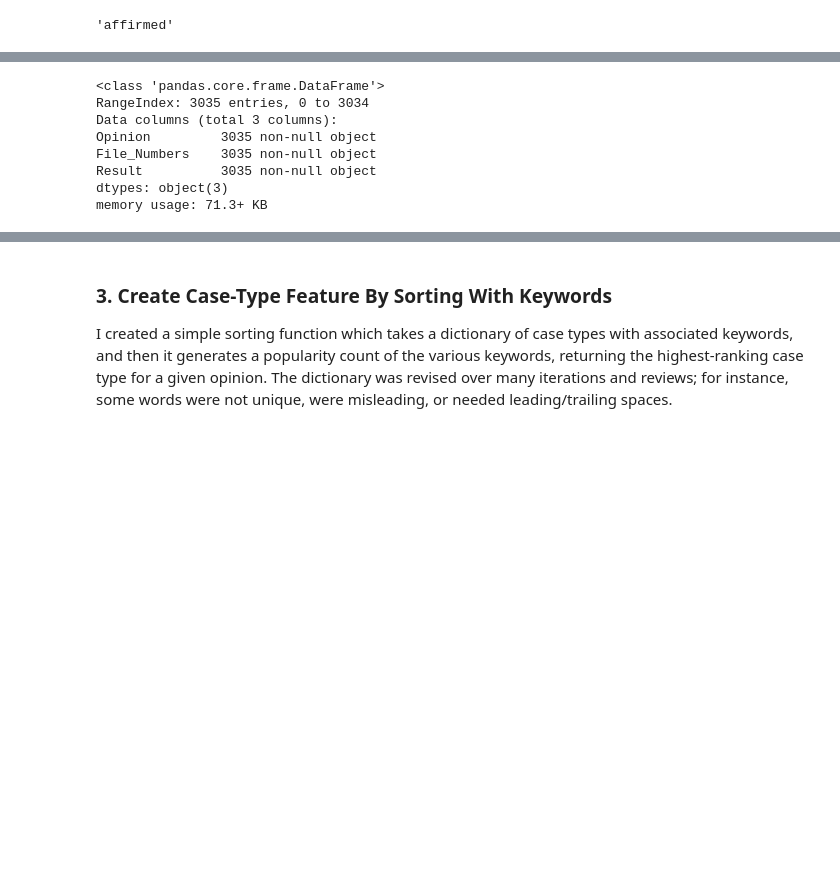
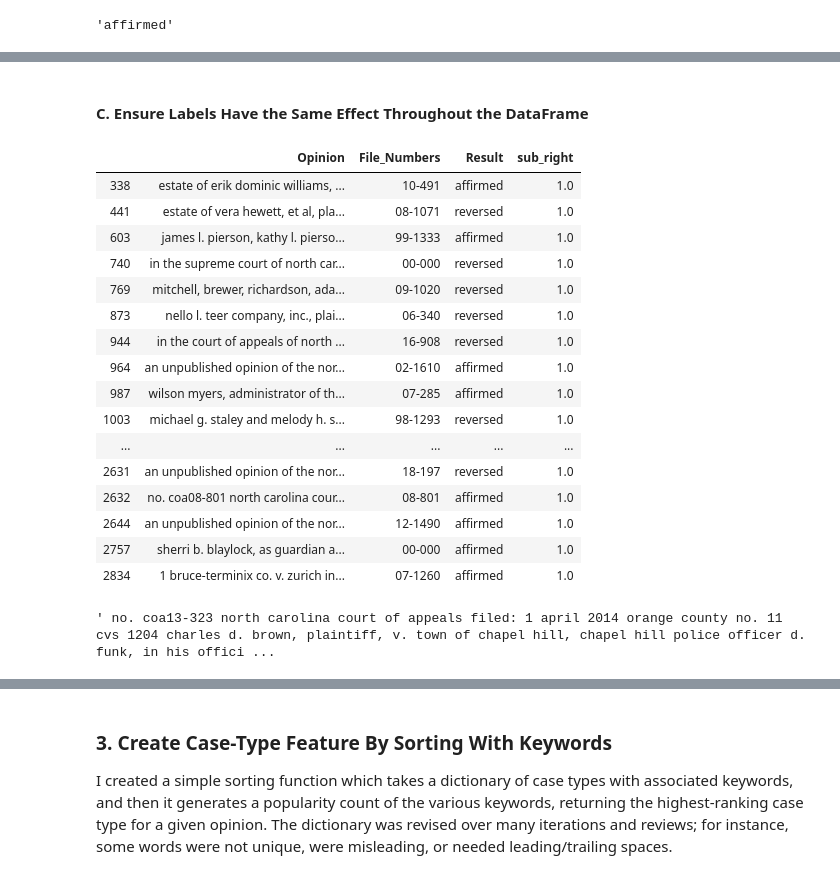
Before and after one commit to jnels13/NC_Litigation_Predictor, a Jupyter notebook: Label and Feature Creation.ipynb, the cells around one changed output, grey strips where cells are left out. Drawn from its saved outputs; the diff is of its cells as text; code cells hidden in the pictures; blank space fills up the shorter version.

Commit message:
update and check sub_right fn

```diff
--- a/Label and Feature Creation.ipynb
+++ b/Label and Feature Creation.ipynb
@@ -196,12 +201,58 @@ reversed     877
 Name: Result, dtype: int64
-# %%
-df.info()
-# %% [output]
-<class 'pandas.core.frame.DataFrame'>
-RangeIndex: 3035 entries, 0 to 3034
-Data columns (total 3 columns):
-Opinion         3035 non-null object
-File_Numbers    3035 non-null object
-Result          3035 non-null object
-dtypes: object(3)
-memory usage: 71.3+ KB
+# %% [markdown]
+#### C. Ensure Labels Have the Same Effect Throughout the DataFrame
+# %%
+def substantial_right(string_):
+    """
+    I have been treating the label "affirm" as affirming the grant
+    of a summary judgment motion, and "reverse" as reversing the grant
+    of the motion, because it is much more common for the court of appeals
+    to address GRANTS of summary judgment. Much more rarely, they will
+    review a motion denying summary judgment, and the above functions will
+    have the opposite label than intended. This function will take a string,
+    review whether it contains the key words "substantial right," and then
+    analyze the language of the opinion to see if the opinion affirms or
+    reverses the DENIAL of summary judgment. If it does, it will return a
+    '1', and if not, a '0'. This can be used later as a switch to flip the
+    label assigned above.
+    """
+    # Screen for the keword 'substantial right'
+    if string_.count("substantial right") > 0:
+        x = re.search("(?:(affirm|reverse?)\W+(?:\w+\W+){0,5}?denial)", string_)
+        try:
+            x.group(0)
+            return(1)
+        except:
+            return(0)
+# %%
+substantial_right_list = []
+for i in range(len(df.Opinion)):
+    x = substantial_right(df.Opinion[i])
+    substantial_right_list.append(x)
+
+x_series = pd.Series(substantial_right_list)
+df["sub_right"] = x_series.values
+# %%
+df.loc[df['sub_right'] == 1]
+# %% [output]
+|  | Opinion | File_Numbers | Result | sub_right |
+| 338 | estate of erik dominic williams, ... | 10-491 | affirmed | 1.0 |
+| 441 | estate of vera hewett, et al, pla... | 08-1071 | reversed | 1.0 |
+| 603 | james l. pierson, kathy l. pierso... | 99-1333 | affirmed | 1.0 |
+| 740 | in the supreme court of north car... | 00-000 | reversed | 1.0 |
+| 769 | mitchell, brewer, richardson, ada... | 09-1020 | reversed | 1.0 |
+| 873 | nello l. teer company, inc., plai... | 06-340 | reversed | 1.0 |
+| 944 | in the court of appeals of north ... | 16-908 | reversed | 1.0 |
+| 964 | an unpublished opinion of the nor... | 02-1610 | affirmed | 1.0 |
+| 987 | wilson myers, administrator of th... | 07-285 | affirmed | 1.0 |
+| 1003 | michael g. staley and melody h. s... | 98-1293 | reversed | 1.0 |
+| ... | ... | ... | ... | ... |
+| 2631 | an unpublished opinion of the nor... | 18-197 | reversed | 1.0 |
+| 2632 | no. coa08-801 north carolina cour... | 08-801 | affirmed | 1.0 |
+| 2644 | an unpublished opinion of the nor... | 12-1490 | affirmed | 1.0 |
+| 2757 | sherri b. blaylock, as guardian a... | 00-000 | affirmed | 1.0 |
+| 2834 | 1 bruce-terminix co. v. zurich in... | 07-1260 | affirmed | 1.0 |
+# %%
+df.Opinion[1083]
+# %% [output]
+' no. coa13-323 north carolina court of appeals filed: 1 april 2014 orange county no. 11 cvs 1204 charles d. brown, plaintiff, v. town of chapel hill, chapel hill police officer d. funk, in his offici ...
```
Also changed, not shown: parts of 13 cells of this notebook.
